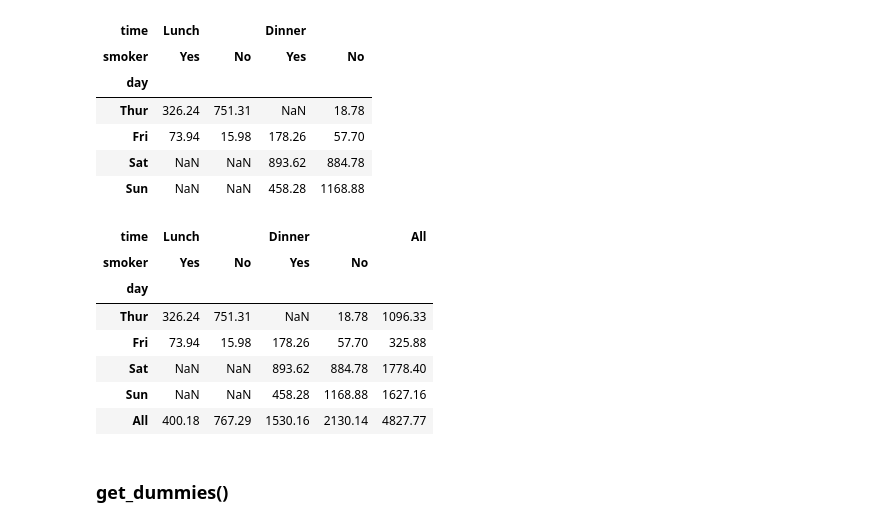
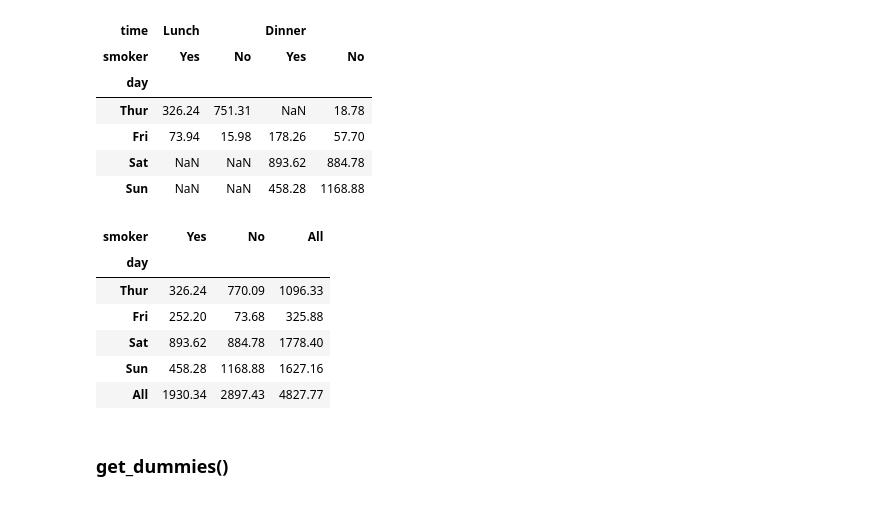
Before and after one commit to srikanthpragada/DS_28_SEP_2020, a Jupyter notebook: pandas/tips_df.ipynb, the cells around one changed output. Drawn from its saved outputs; the diff is of its cells as text; code cells hidden in the pictures.

```diff
--- a/pandas/tips_df.ipynb
+++ b/pandas/tips_df.ipynb
@@ -262,16 +292,15 @@ tips.pivot_table(values = 'total_bill', index='day', columns=['time','smoker'],
 | Sat | NaN | NaN | 893.62 | 884.78 |
 | Sun | NaN | NaN | 458.28 | 1168.88 |
 # %%
-tips.pivot_table(values = 'total_bill', index='day', columns=['time','smoker'], aggfunc='sum', margins=True)
+tips.pivot_table(values = 'total_bill', index='day', columns=['smoker'], aggfunc='sum', margins=True)
 # %% [output]
-| time | Lunch |  | Dinner |  | All |
-| smoker | Yes | No | Yes | No |  |
-| day |  |  |  |  |  |
-| Thur | 326.24 | 751.31 | NaN | 18.78 | 1096.33 |
-| Fri | 73.94 | 15.98 | 178.26 | 57.70 | 325.88 |
-| Sat | NaN | NaN | 893.62 | 884.78 | 1778.40 |
-| Sun | NaN | NaN | 458.28 | 1168.88 | 1627.16 |
-| All | 400.18 | 767.29 | 1530.16 | 2130.14 | 4827.77 |
+| smoker | Yes | No | All |
+| day |  |  |  |
+| Thur | 326.24 | 770.09 | 1096.33 |
+| Fri | 252.20 | 73.68 | 325.88 |
+| Sat | 893.62 | 884.78 | 1778.40 |
+| Sun | 458.28 | 1168.88 | 1627.16 |
+| All | 1930.34 | 2897.43 | 4827.77 |
 # %% [markdown]
 ### get_dummies()
 # %%
```
Also changed, not shown: parts of 13 cells of this notebook, 6 other files.
